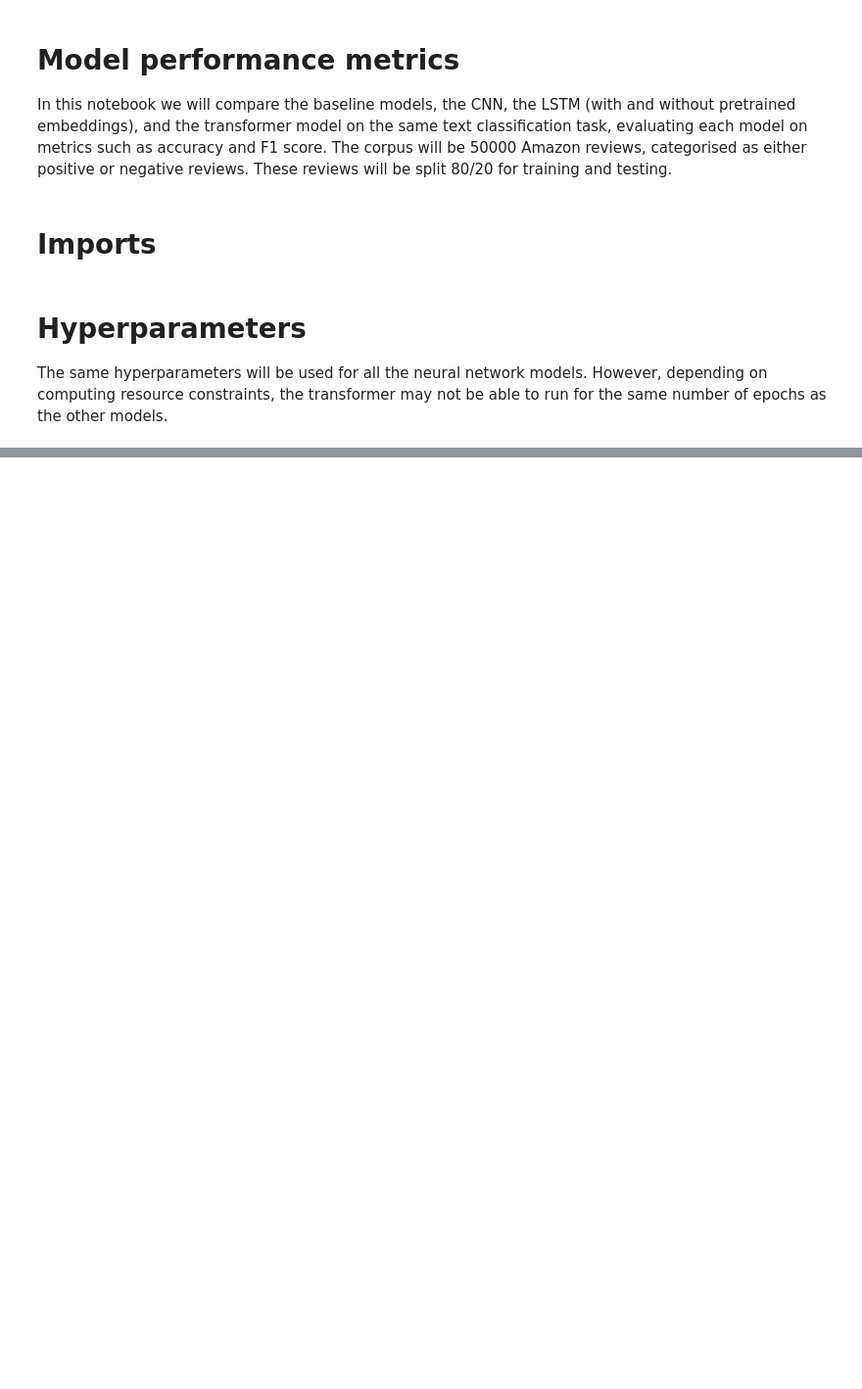
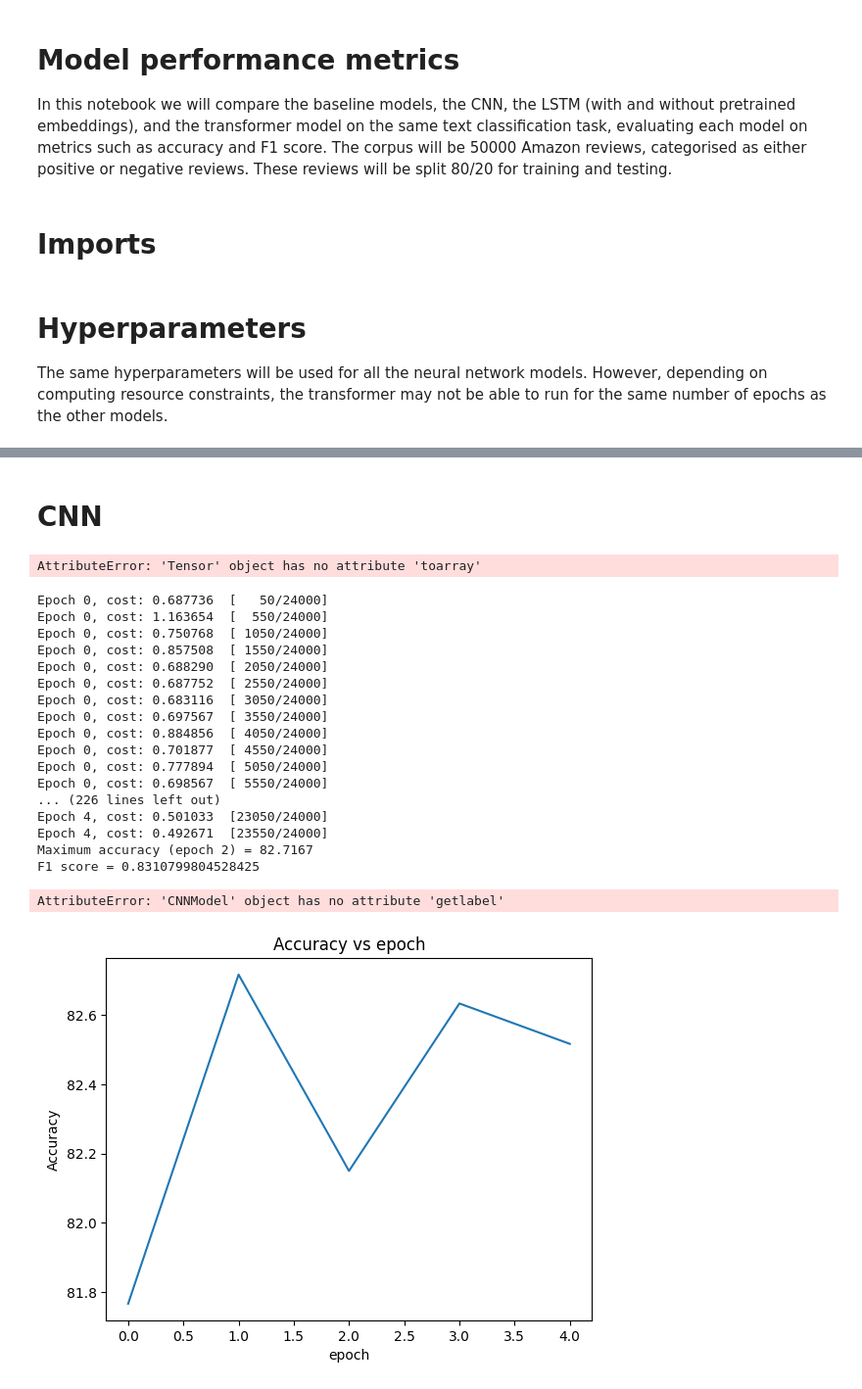
Before and after one commit to nwon24/nlp, a Jupyter notebook: W8/models.ipynb, the cells around one changed output, grey strips where cells are left out. Shown: that part at 98% size. Saved outputs shown, nothing was run; the diff lists cells and outputs as text; code cells hidden in the pictures; blank space fills up the shorter version.

```diff
--- a/W8/models.ipynb
+++ b/W8/models.ipynb
@@ -30,6 +42,6 @@ data=pd.read_csv(corpus_file)
 # %%
 tfidf =TfidfVectorizer()
-tfidf.fit_transform(data["text"])
+tfidf.fit(data["text"])
 trainX,testX,trainY,testY=model_selection.train_test_split(data["text"],data["label"],test_size=test_size)
 Encoder=LabelEncoder()
 trainY=Encoder.fit_transform(trainY)
@@ -37,11 +49,3 @@ testY=Encoder.fit_transform(testY)
 
 trainX=tfidf.transform(trainX)
 testX=tfidf.transform(testX)
-
-SVM=svm.SVC(C=1.0,kernel="linear",degree=3,gamma="auto")
-SVM.fit(trainX,trainY)
-SVM_pred=SVM.predict(testX)
-SVM_accuracy=accuracy_score(testY,SVM_pred)
-SVM_f1=f1_score(testY,SVM_pred)
-ConfusionMatrixDisplay.from_predictions(testY,SVM_pred)
-plt.show()
@@ -69,0 +150,13 @@ LR f1: 0.8645135880267822
+# %%
+class corpus(Dataset):
+    def __init__(self,corpus,label):
+        self.corpus=corpus
+        self.label=label
+    def __len__(self):
+        return len(self.corpus)
+    def __getitem__(self,idx):
+        return self.corpus[idx],self.label[idx]
+    def getlabel(self):
+        return self.label
+# %% [markdown]
+# CNN
@@ -69,0 +209,35 @@ LR f1: 0.8645135880267822
+# %%
+trainX=torch.from_numpy(trainX.toarray()).float()
+testX=torch.from_numpy(testX.toarray()).float()
+trainY=torch.from_numpy(trainY).float()
+testY=torch.from_numpy(testY).float()
+# %% [output]
+AttributeError: 'Tensor' object has no attribute 'toarray'
+# %%
+train_loader=DataLoader(corpus(trainX,trainY),batch_size=batch_size)
+test_loader=DataLoader(corpus(testX,testY),batch_size=batch_size)
+cnn_classifier=CNNClassifier(trainX.shape[1],[2],[2],[3])
+cnn=CNNModel(cnn_classifier,nn.BCELoss(),Adam(cnn_classifier.parameters(),lr=lr),train_loader,test_loader,batch_size,epochs)
+# %%
+cnn.train()
+cnn.test()
+# %% [output]
+Epoch 0, cost: 0.687736  [   50/24000]
+Epoch 0, cost: 1.163654  [  550/24000]
+Epoch 0, cost: 0.750768  [ 1050/24000]
+Epoch 0, cost: 0.857508  [ 1550/24000]
+Epoch 0, cost: 0.688290  [ 2050/24000]
+Epoch 0, cost: 0.687752  [ 2550/24000]
+Epoch 0, cost: 0.683116  [ 3050/24000]
+Epoch 0, cost: 0.697567  [ 3550/24000]
+Epoch 0, cost: 0.884856  [ 4050/24000]
+Epoch 0, cost: 0.701877  [ 4550/24000]
+Epoch 0, cost: 0.777894  [ 5050/24000]
+Epoch 0, cost: 0.698567  [ 5550/24000]
+... (226 lines left out)
+Epoch 4, cost: 0.501033  [23050/24000]
+Epoch 4, cost: 0.492671  [23550/24000]
+Maximum accuracy (epoch 2) = 82.7167
+F1 score = 0.8310799804528425
+AttributeError: 'CNNModel' object has no attribute 'getlabel'
+[figure, added]
```
Also changed, not shown: parts of 13 cells of this notebook.
